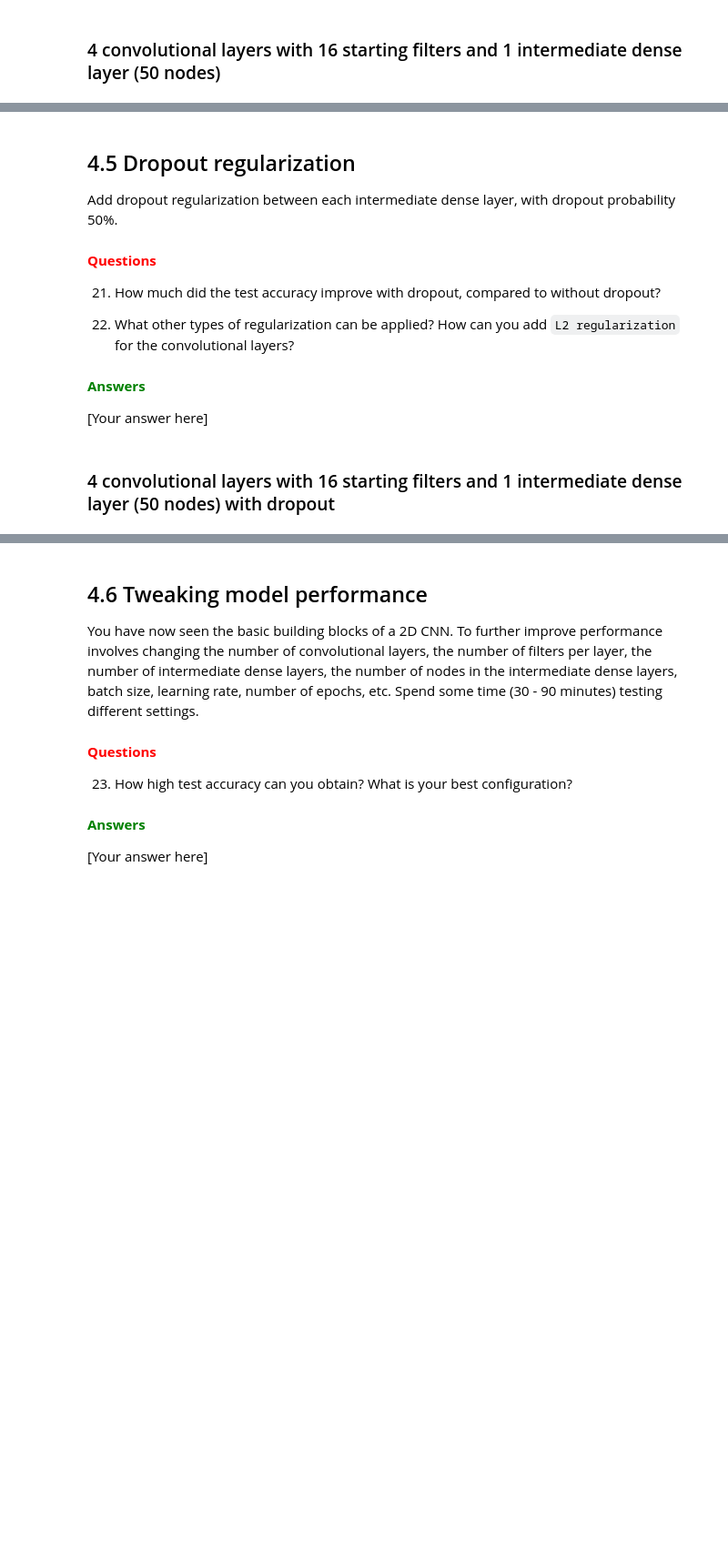
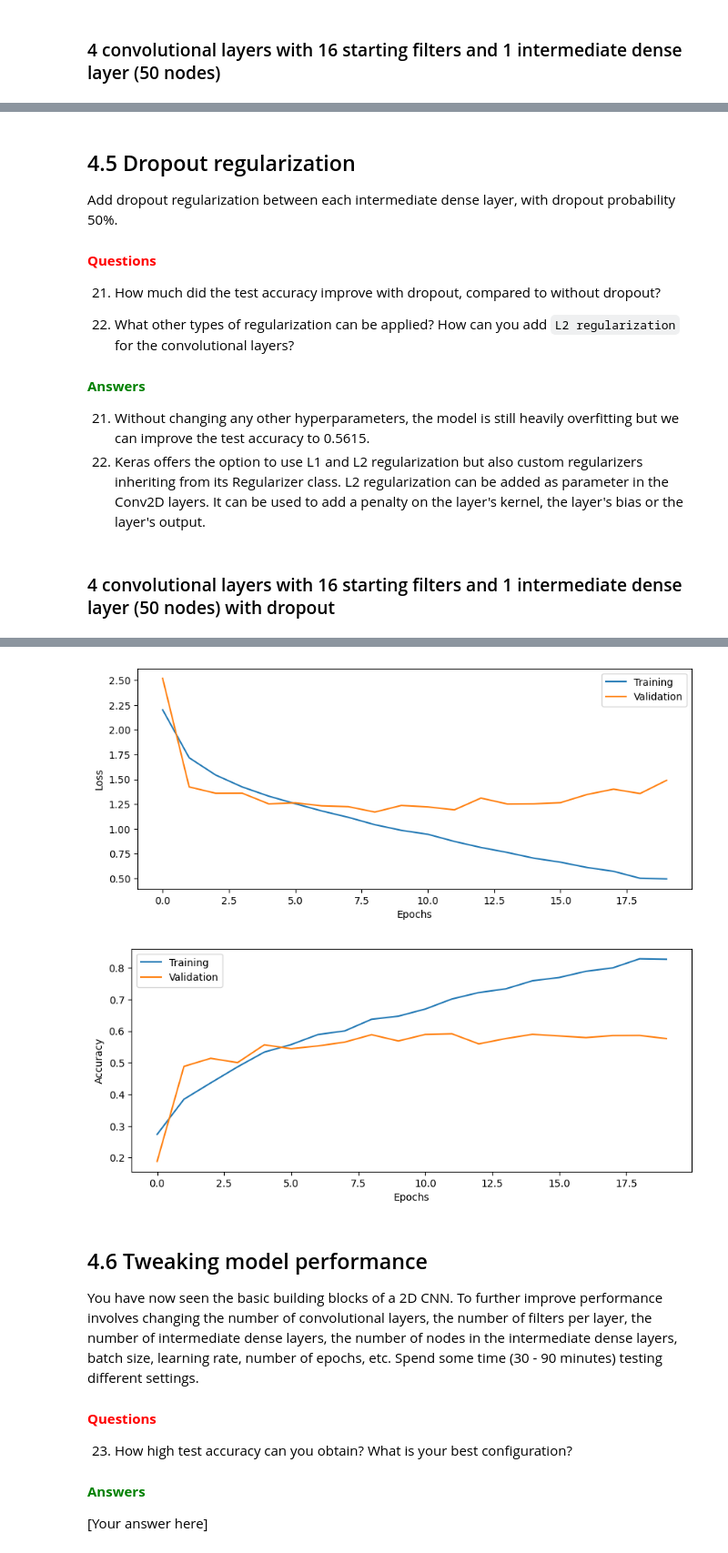
Before and after one commit to jakli758/dl_lab1, a Jupyter notebook: lab3/CNN_Lab.ipynb, the cells around one changed output, grey strips where cells are left out. Shown at 91% size. Cells and saved outputs as stored; diff of their text form; code cells hidden in the pictures; blank space fills up the shorter version.

```diff
--- a/lab3/CNN_Lab.ipynb
+++ b/lab3/CNN_Lab.ipynb
@@ -513,7 +674,8 @@ Add dropout regularization between each intermediate dense layer, with dropout p
 22. What other types of regularization can be applied? How can you add `L2 regularization` for the convolutional layers?
 
 #### **<span style="color:green">Answers</span>**
-[Your answer here]
+21. Without changing any other hyperparameters, the model is still heavily overfitting but we can improve the test accuracy to 0.5615.
+22. Keras offers the option to use L1 and L2 regularization but also custom regularizers inheriting from its Regularizer class. L2 regularization can be added as parameter in the Conv2D layers. It can be used to add a penalty on the layer's kernel, the layer's bias or the layer's output.
 # %% [markdown]
 ### 4 convolutional layers with 16 starting filters and 1 intermediate dense layer (50 nodes) with dropout
 # %%
@@ -522,23 +684,30 @@ Add dropout regularization between each intermediate dense layer, with dropout p
 # --------------------------------------------
 
 # Setup some training parameters
-batch_size = ???
-epochs = ???
-input_shape = ???
-learning_rate = ???
+batch_size = 20
+epochs = 20
+input_shape = Xtrain.shape[1:]
+learning_rate = 0.01
+
+n_conv_layers = 4
+n_dense_layers = 1
+n_filters = 16
+n_nodes = 50
+use_dropout = True
 
 # Build and train model
-model3 = ???
+model3 = build_CNN(input_shape=input_shape, loss="categorical_crossentropy", n_conv_layers=n_conv_layers, n_dense_layers=n_dense_layers, n_filters=n_filters, use_dropout=use_dropout)
 
-# Train the model using training data and validation data
-history3 = ???
+history3 = model3.fit(Xtrain, Ytrain, batch_size=batch_size, epochs=epochs, validation_data=(Xval, Yval))
 
 # Evaluate model on test data
-score = ???
+score = model3.evaluate(Xtest, Ytest, batch_size=batch_size)
 
 # ============================================
 
 print('Test loss: %.4f' % score[0])
 print('Test accuracy: %.4f' % score[1])
 
+# Plot the history from the training run
 plot_results(history3)
+# %% [output]
@@ -545,3 +731,5 @@ plot_results(history3)
+[figure, added]
+[figure, added]
 # %% [markdown]
 ##  4.6 Tweaking model performance
 
```
Also changed, not shown: parts of 21 cells of this notebook, 1 other file.
